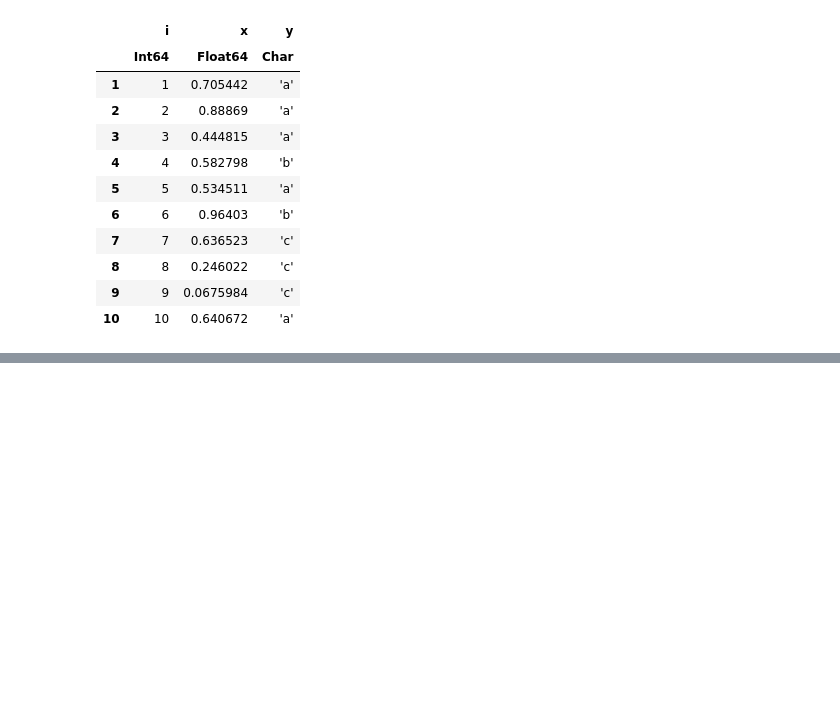
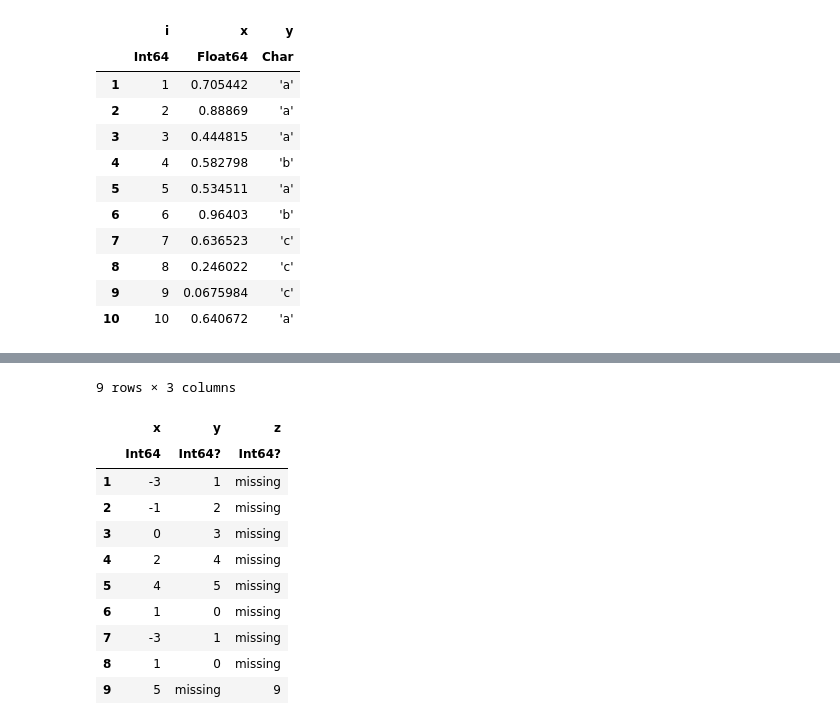
Before and after one commit to damiansp/julia, a Jupyter notebook: dsDocs/DataFrames/functions_2.py.ipynb, the cells around one changed output, grey strips where cells are left out. Cells and saved outputs as stored; diff of their text form; code cells hidden in the pictures; blank space fills up the shorter version.

```diff
--- a/dsDocs/DataFrames/functions_2.py.ipynb
+++ b/dsDocs/DataFrames/functions_2.py.ipynb
@@ -244,0 +317,15 @@ df[nonunique(df), :]
+# %%
+push!(df, Dict(:x=>5, :z=>9), cols=:union)
+# %% [output]
+9 rows × 3 columns
+|  | x | y | z |
+|  | Int64 | Int64? | Int64? |
+| 1 | -3 | 1 | missing |
+| 2 | -1 | 2 | missing |
+| 3 | 0 | 3 | missing |
+| 4 | 2 | 4 | missing |
+| 5 | 4 | 5 | missing |
+| 6 | 1 | 0 | missing |
+| 7 | -3 | 1 | missing |
+| 8 | 1 | 0 | missing |
+| 9 | 5 | missing | 9 |
```
Also changed, not shown: parts of 7 cells of this notebook.
